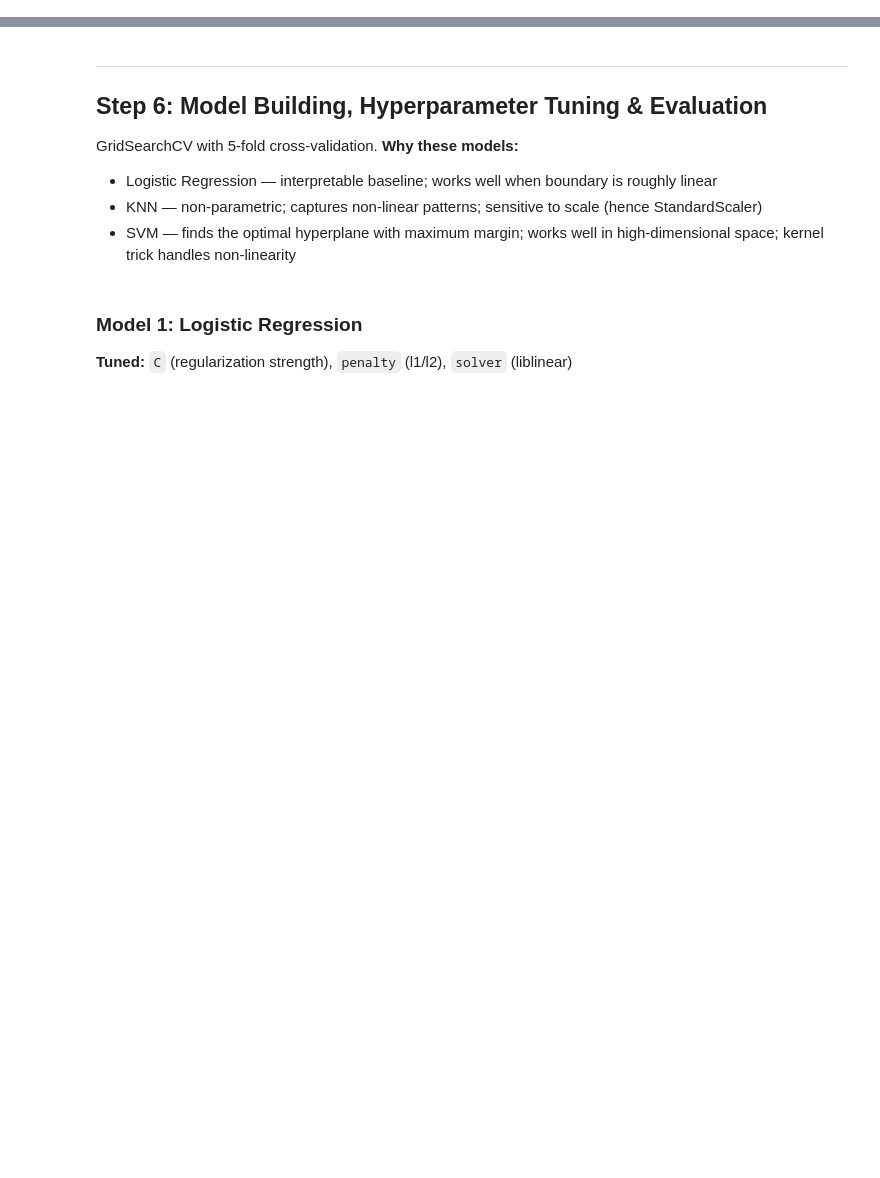
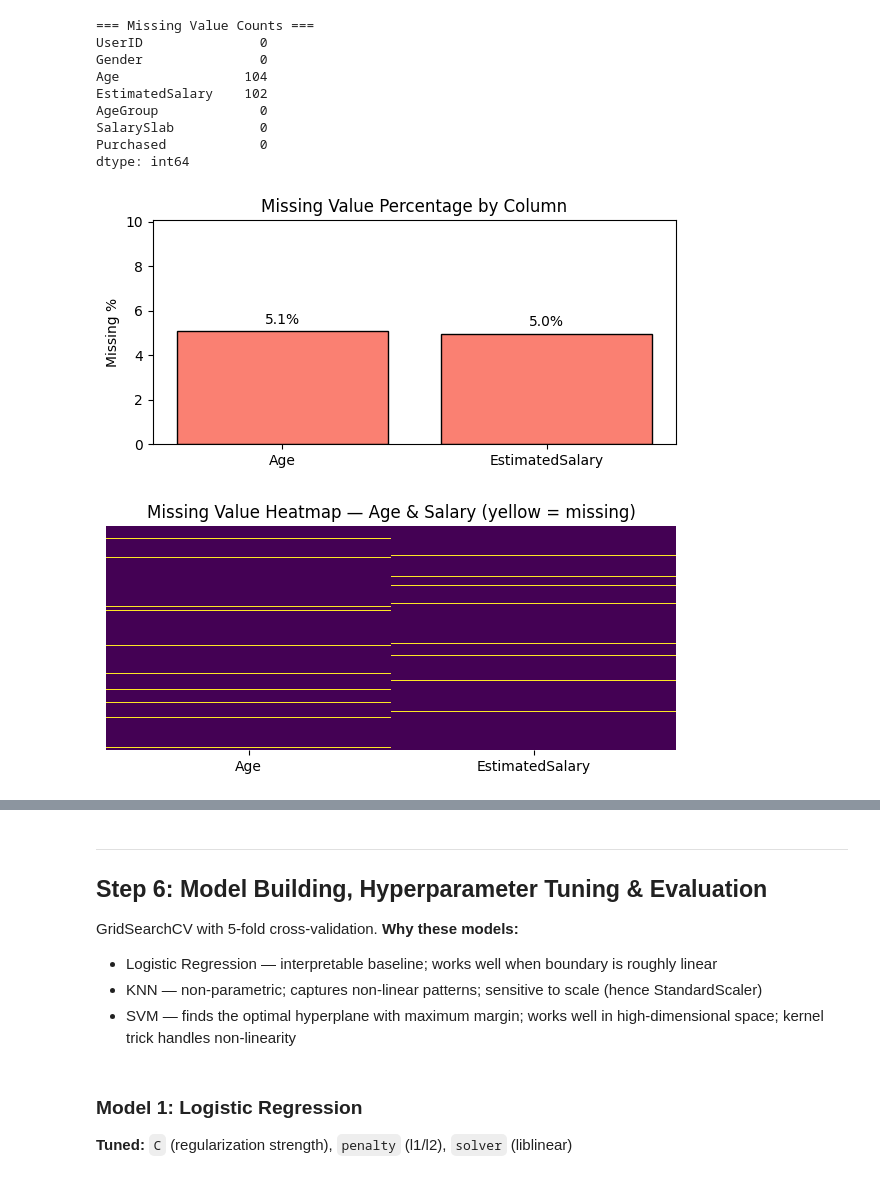
Before and after one commit to shubham56-h/Social_netwrok_ads_mini, a Jupyter notebook: preprocess_and_train.ipynb, the cells around one changed output, grey strips where cells are left out. Drawn from its saved outputs; the diff is of its cells as text; code cells hidden in the pictures; blank space fills up the shorter version.

```diff
--- a/preprocess_and_train.ipynb
+++ b/preprocess_and_train.ipynb
@@ -41,25 +77,39 @@ df.describe()
 # %%
 print('=== Missing Value Counts ===')
 print(df.isnull().sum())
 
 # Percentage bar plot — shows which columns have missing data and how much
 missing_pct = df.isnull().mean() * 100
 missing_pct = missing_pct[missing_pct > 0].sort_values(ascending=False)
 plt.figure(figsize=(6, 3))
 bars = plt.bar(missing_pct.index, missing_pct.values, color='salmon', edgecolor='black')
 for bar, val in zip(bars, missing_pct.values):
     plt.text(bar.get_x() + bar.get_width()/2, bar.get_height() + 0.2,
              f'{val:.1f}%', ha='center', va='bottom', fontsize=10)
 plt.title('Missing Value Percentage by Column')
 plt.ylabel('Missing %')
 plt.ylim(0, missing_pct.max() + 5)
-plt.tight_layout(); plt.savefig('static/eda1_missing_pct.png'); plt.show()
+plt.tight_layout(); plt.savefig('static/eda1_missing_pct.png');
+plt.show()
 
 # Heatmap — only Age & Salary (the columns that actually have missing values)
 plt.figure(figsize=(6, 3))
 sns.heatmap(df[['Age', 'EstimatedSalary']].isnull(), cbar=False, cmap='viridis', yticklabels=False)
 plt.title('Missing Value Heatmap — Age & Salary (yellow = missing)')
-plt.tight_layout(); plt.savefig('static/eda1_missing_heatmap.png'); plt.show()
+plt.tight_layout(); plt.savefig('static/eda1_missing_heatmap.png');
+plt.show()
+# %% [output]
+=== Missing Value Counts ===
+UserID               0
+Gender               0
+Age                104
+EstimatedSalary    102
+AgeGroup             0
+SalarySlab           0
+Purchased            0
+dtype: int64
+[figure, added]
+[figure, added]
 # %%
 print('=== Gender Unique Values ===')
 print(df["Gender"].value_counts())
```
Also changed, not shown: parts of 61 cells of this notebook, 17 other files.
